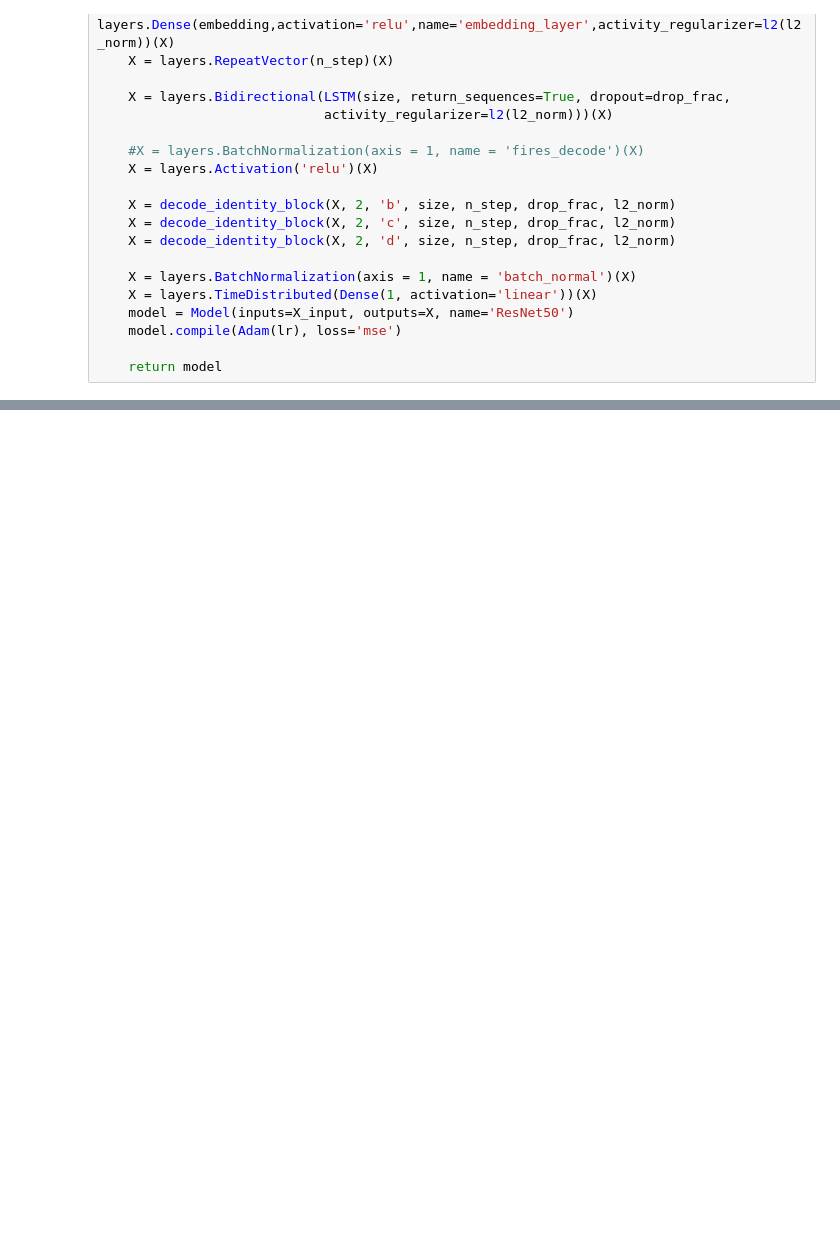
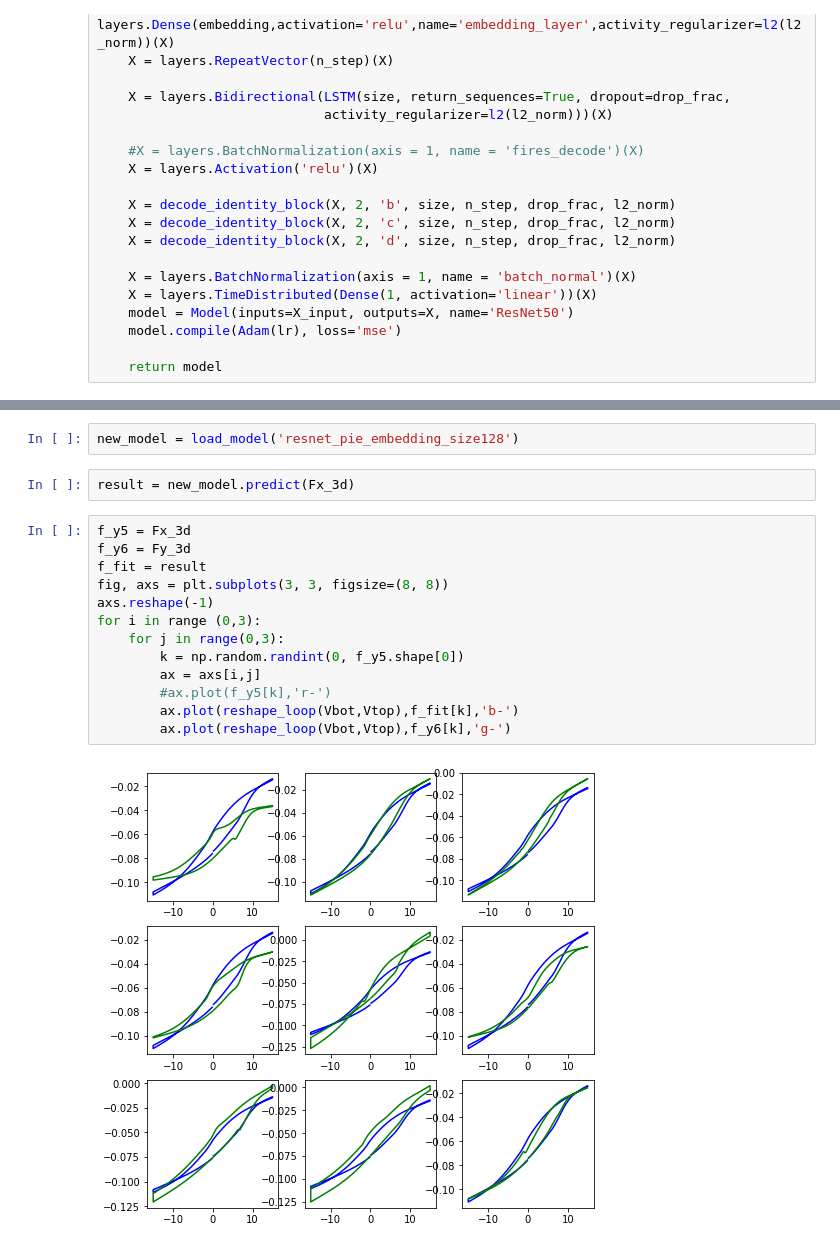
Before and after one commit to shuyuqin/497_MAT_Assignment, a Jupyter notebook: piezoresponse_function.ipynb, the cells around one changed output, grey strips where cells are left out. Saved outputs shown, nothing was run; the diff lists cells and outputs as text; blank space fills up the shorter version.

```diff
--- a/piezoresponse_function.ipynb
+++ b/piezoresponse_function.ipynb
@@ -366,0 +576,19 @@ def ResNet50(lr=3e-5, size=256, drop_frac=0, n_step=50, embedding = 64, l2_norm
+# %%
+new_model = load_model('resnet_pie_embedding_size128')
+# %%
+result = new_model.predict(Fx_3d)
+# %%
+f_y5 = Fx_3d
+f_y6 = Fy_3d
+f_fit = result
+fig, axs = plt.subplots(3, 3, figsize=(8, 8))
+axs.reshape(-1)
+for i in range (0,3):
+    for j in range(0,3):
+        k = np.random.randint(0, f_y5.shape[0])
+        ax = axs[i,j]
+        #ax.plot(f_y5[k],'r-')
+        ax.plot(reshape_loop(Vbot,Vtop),f_fit[k],'b-')
+        ax.plot(reshape_loop(Vbot,Vtop),f_y6[k],'g-')
+# %% [output]
+[figure, added]
```
Also changed, not shown: parts of 23 cells of this notebook.
